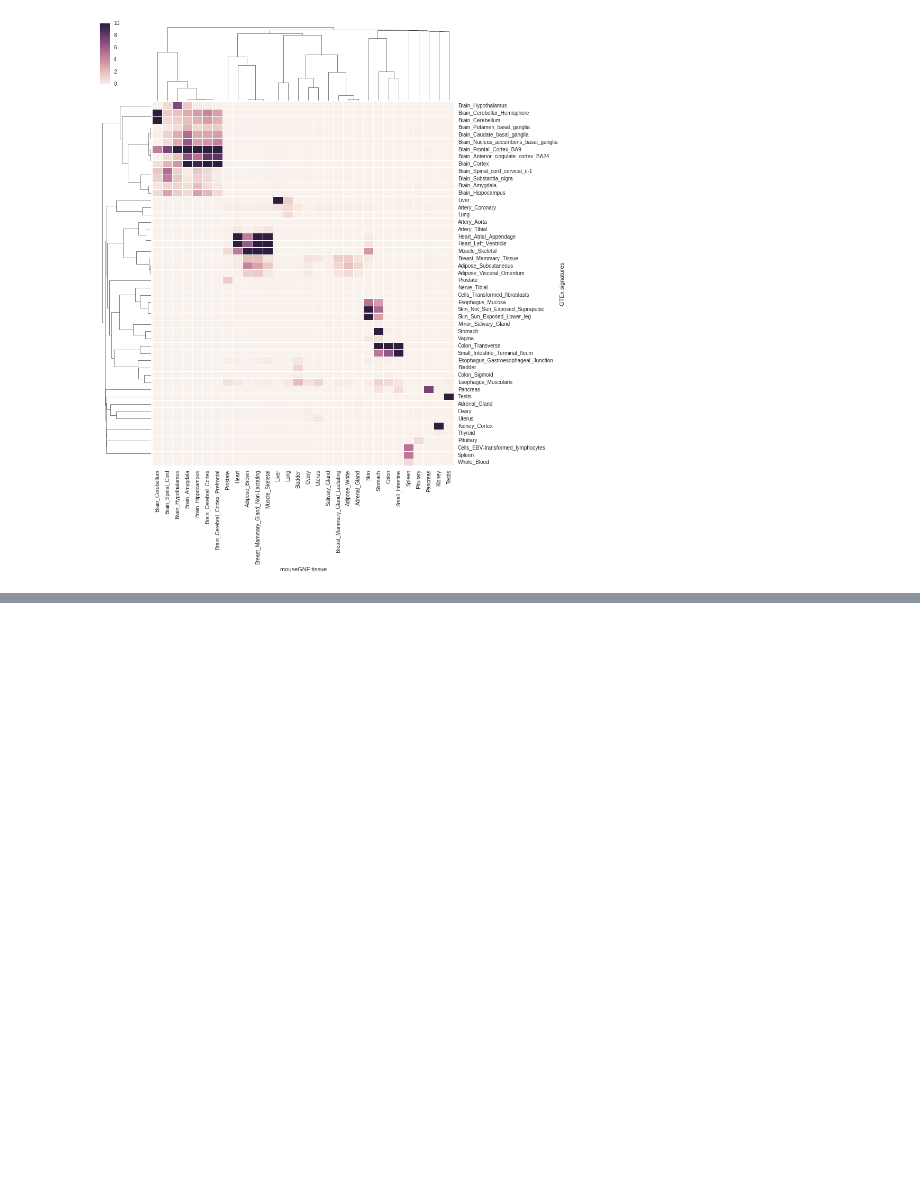
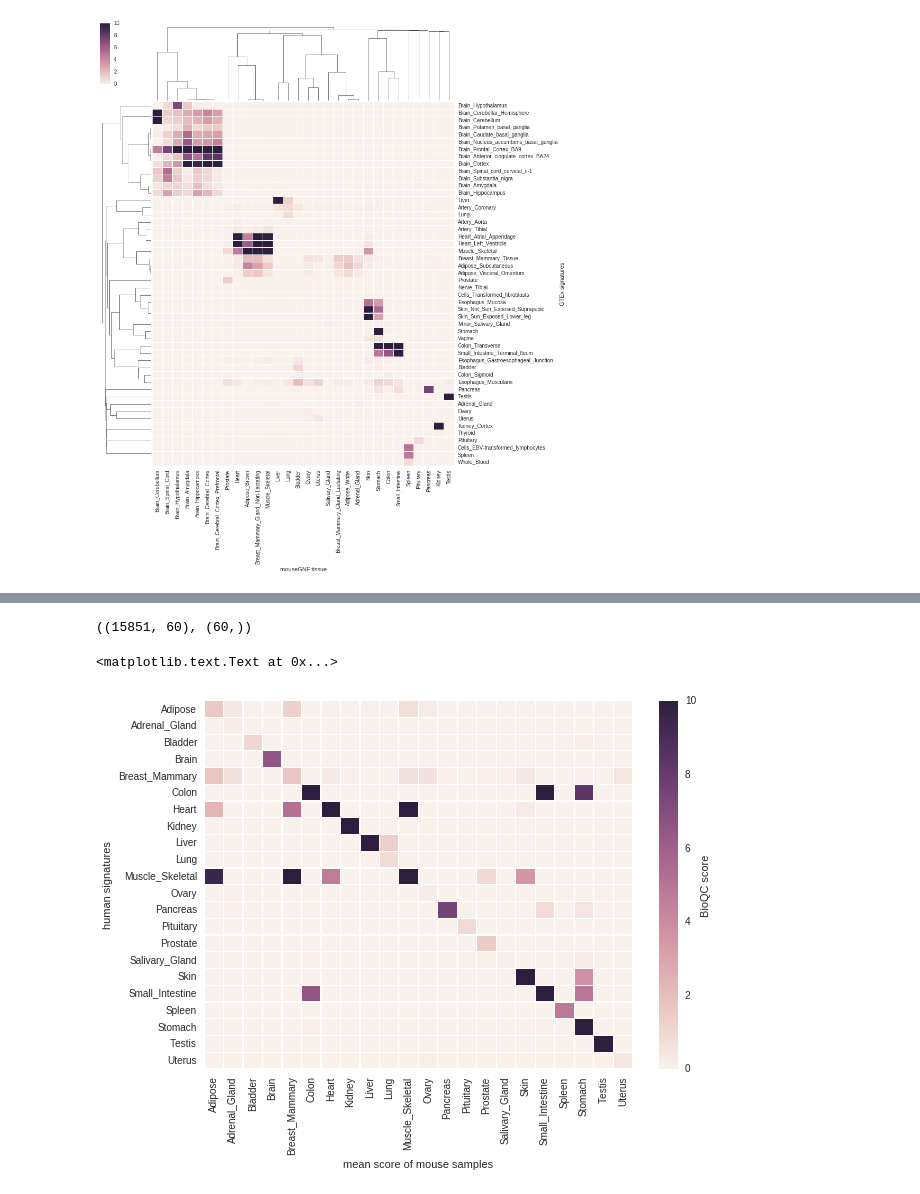
Before and after one commit to grst/gtex-signatures, a Jupyter notebook: notebooks/gtex_vs_mouse_gnf.ipynb, the cells around one changed output, grey strips where cells are left out. Cells and saved outputs as stored; diff of their text form; code cells hidden in the pictures; blank space fills up the shorter version.

Commit message:
Modify results path. Add gtex-solid pipeline and validation.

```diff
--- a/notebooks/gtex_vs_mouse_gnf.ipynb
+++ b/notebooks/gtex_vs_mouse_gnf.ipynb
@@ -83,0 +117,23 @@ g.savefig("../results/figures/gtex_mousegnf_cluster.pdf")
+# %%
+mr_target_map = pd.read_csv("../manual_annotation/mouseGNF_map_tissues_reduced.csv", header=None, sep=';')
+mr_target_dict = dict(mr_target_map.as_matrix())
+# %%
+mr_target_new = pd.Series([mr_target_dict[t] for t in m_target])
+mr_expr_new = m_expr[:, ~mr_target_new.isnull().values]
+mr_target_new = mr_target_new[~mr_target_new.isnull()].values
+# %%
+mr_expr_new.shape, mr_target_new.shape
+# %% [output]
+((15851, 60), (60,))
+# %%
+st = BioQCSignatureTester(mr_expr_new, mr_target_new)
+scores = st.score_signatures(gtex_reduced)
+# %%
+score_mat = aggregate_scores(st.sort_signatures(gtex_reduced), scores, mr_target_new)
+# %%
+fig, ax = plot_score_heatmap(score_mat, clip=10)
+ax.set_ylabel("human signatures")
+ax.set_xlabel("mean score of mouse samples")
+# %% [output]
+<matplotlib.text.Text at 0x...>
+[figure, added]
```
Also changed, not shown: parts of 10 cells of this notebook, 10 other files.
